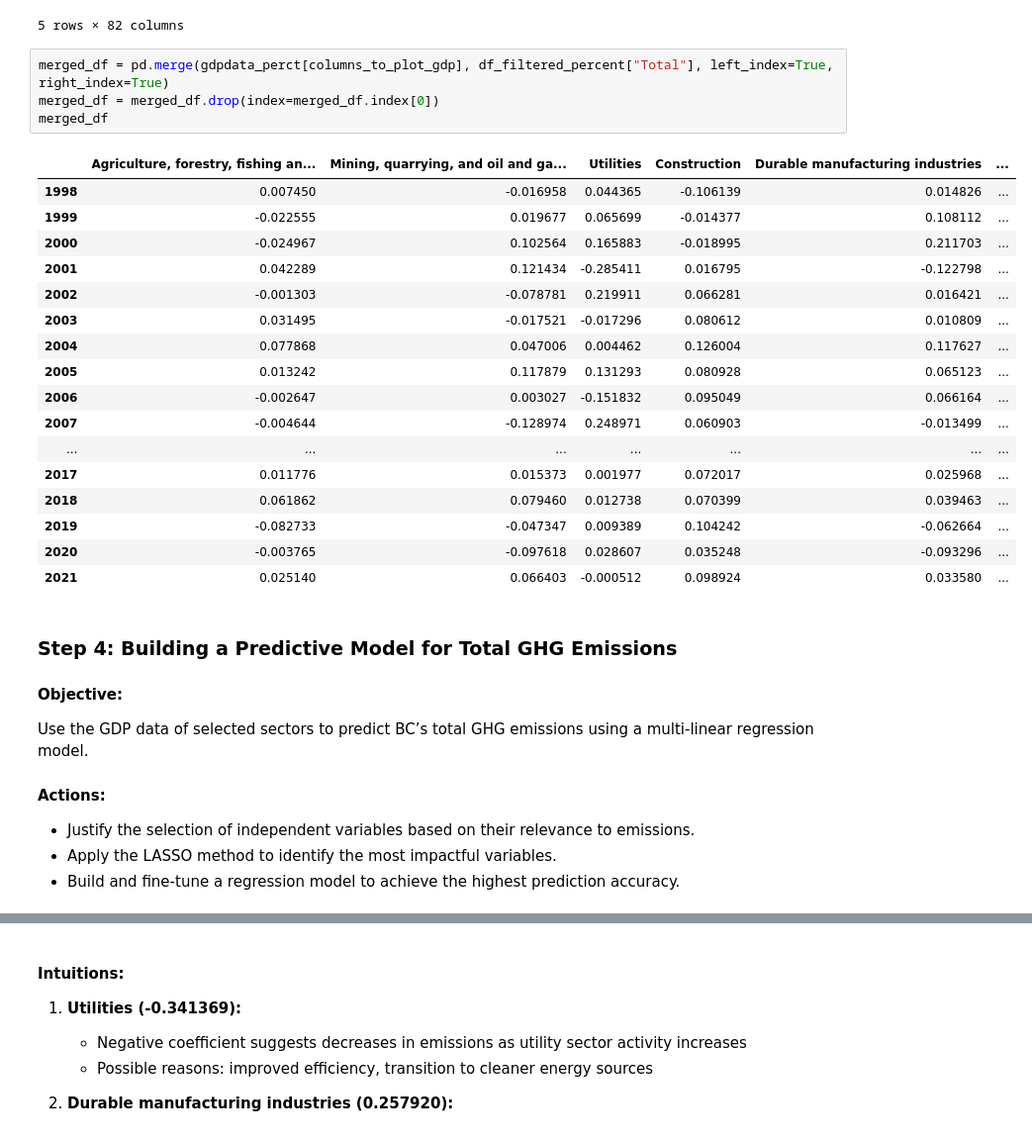
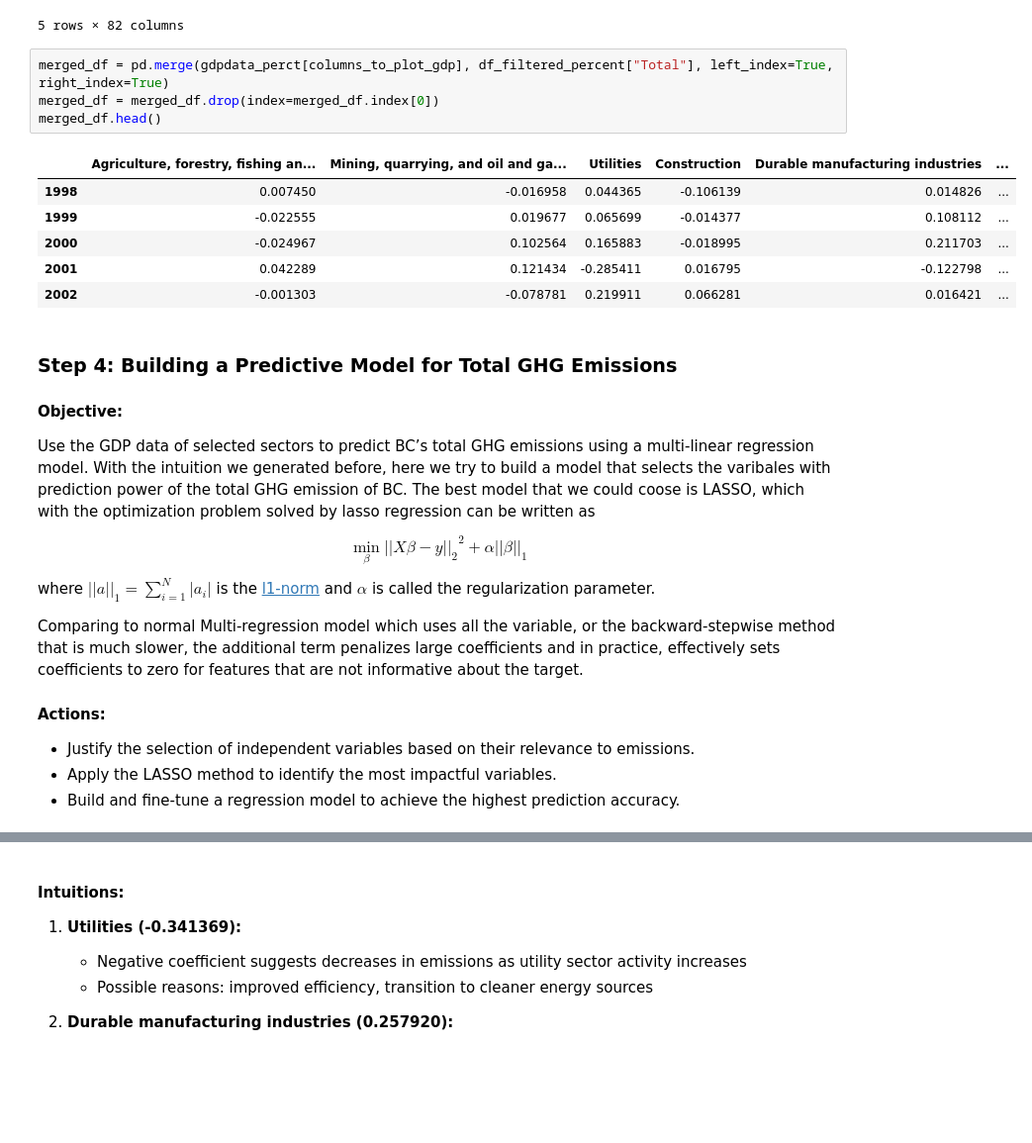
Before and after one commit to TuanTHoang/ECON-323-Group-Project, a Jupyter notebook: Carbon Emission Group Project - Mike-Winston Dec.14.ipynb, the cells around one changed output, grey strips where cells are left out. Shown: that part at 99% size. Saved outputs shown, nothing was run; the diff lists cells and outputs as text; blank space fills up the shorter version.

```diff
--- a/Carbon Emission Group Project - Mike-Winston Dec.14.ipynb
+++ b/Carbon Emission Group Project - Mike-Winston Dec.14.ipynb
@@ -463,30 +463,31 @@ gdpdata_perct.head()
 # %%
 merged_df = pd.merge(gdpdata_perct[columns_to_plot_gdp], df_filtered_percent["Total"], left_index=True, right_index=True)
 merged_df = merged_df.drop(index=merged_df.index[0])
-merged_df
+merged_df.head()
 # %% [output]
 |  | Agriculture, forestry, fishing an... | Mining, quarrying, and oil and ga... | Utilities | Construction | Durable manufacturing industries | ... |
 | 1998 | 0.007450 | -0.016958 | 0.044365 | -0.106139 | 0.014826 | ... |
 | 1999 | -0.022555 | 0.019677 | 0.065699 | -0.014377 | 0.108112 | ... |
 | 2000 | -0.024967 | 0.102564 | 0.165883 | -0.018995 | 0.211703 | ... |
 | 2001 | 0.042289 | 0.121434 | -0.285411 | 0.016795 | -0.122798 | ... |
 | 2002 | -0.001303 | -0.078781 | 0.219911 | 0.066281 | 0.016421 | ... |
-| 2003 | 0.031495 | -0.017521 | -0.017296 | 0.080612 | 0.010809 | ... |
-| 2004 | 0.077868 | 0.047006 | 0.004462 | 0.126004 | 0.117627 | ... |
-| 2005 | 0.013242 | 0.117879 | 0.131293 | 0.080928 | 0.065123 | ... |
-| 2006 | -0.002647 | 0.003027 | -0.151832 | 0.095049 | 0.066164 | ... |
-| 2007 | -0.004644 | -0.128974 | 0.248971 | 0.060903 | -0.013499 | ... |
-| ... | ... | ... | ... | ... | ... | ... |
-| 2017 | 0.011776 | 0.015373 | 0.001977 | 0.072017 | 0.025968 | ... |
-| 2018 | 0.061862 | 0.079460 | 0.012738 | 0.070399 | 0.039463 | ... |
-| 2019 | -0.082733 | -0.047347 | 0.009389 | 0.104242 | -0.062664 | ... |
-| 2020 | -0.003765 | -0.097618 | 0.028607 | 0.035248 | -0.093296 | ... |
-| 2021 | 0.025140 | 0.066403 | -0.000512 | 0.098924 | 0.033580 | ... |
 # %% [markdown]
 ### **Step 4: Building a Predictive Model for Total GHG Emissions**
 
 #### Objective:
-Use the GDP data of selected sectors to predict BC’s total GHG emissions using a multi-linear regression model.
+Use the GDP data of selected sectors to predict BC’s total GHG emissions using a multi-linear regression model. With the intuition we generated before, here we try to build a model that selects the varibales with prediction power of the total GHG emission of BC. The best model that we could coose is LASSO, which with the optimization problem solved by lasso regression can be written as
+
+$$
+\min_{\beta} {|| X \beta - y||_2}^2 + {\alpha {|| \beta ||_1}}
+$$
+
+
+where $ || a ||_1 = \sum_{i=1}^N | a_i| $ is the [l1-norm](http://mathworld.wolfram.com/L1-Norm.html) and $ \alpha $ is called the regularization parameter.
+
+Comparing to normal Multi-regression model which uses all the variable, or the backward-stepwise method that is much slower, the additional term penalizes large coefficients and in practice, effectively sets coefficients to zero
+for features that are not informative about the
+target.
+
 
 #### Actions:
 - Justify the selection of independent variables based on their relevance to emissions.
```
Also changed, not shown: parts of 15 cells of this notebook.
